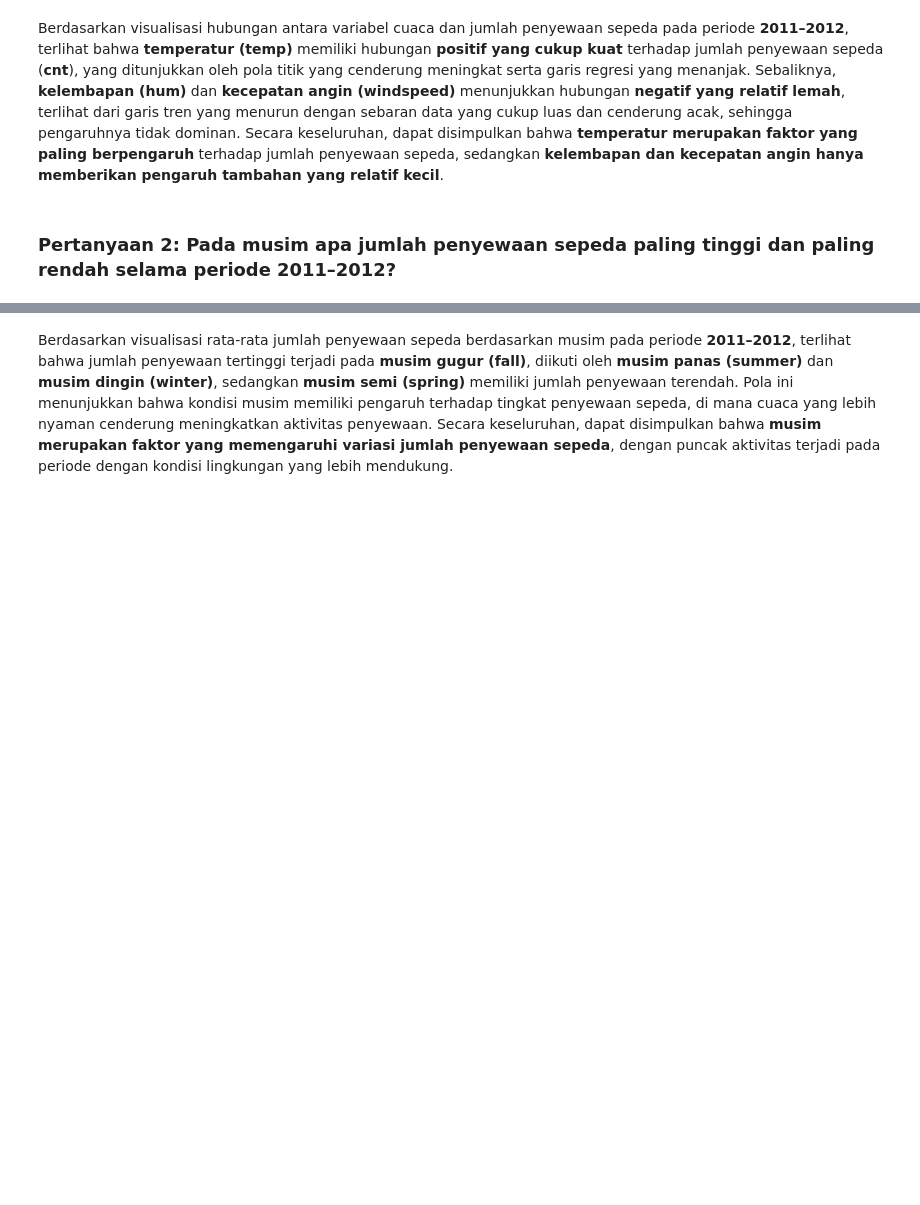
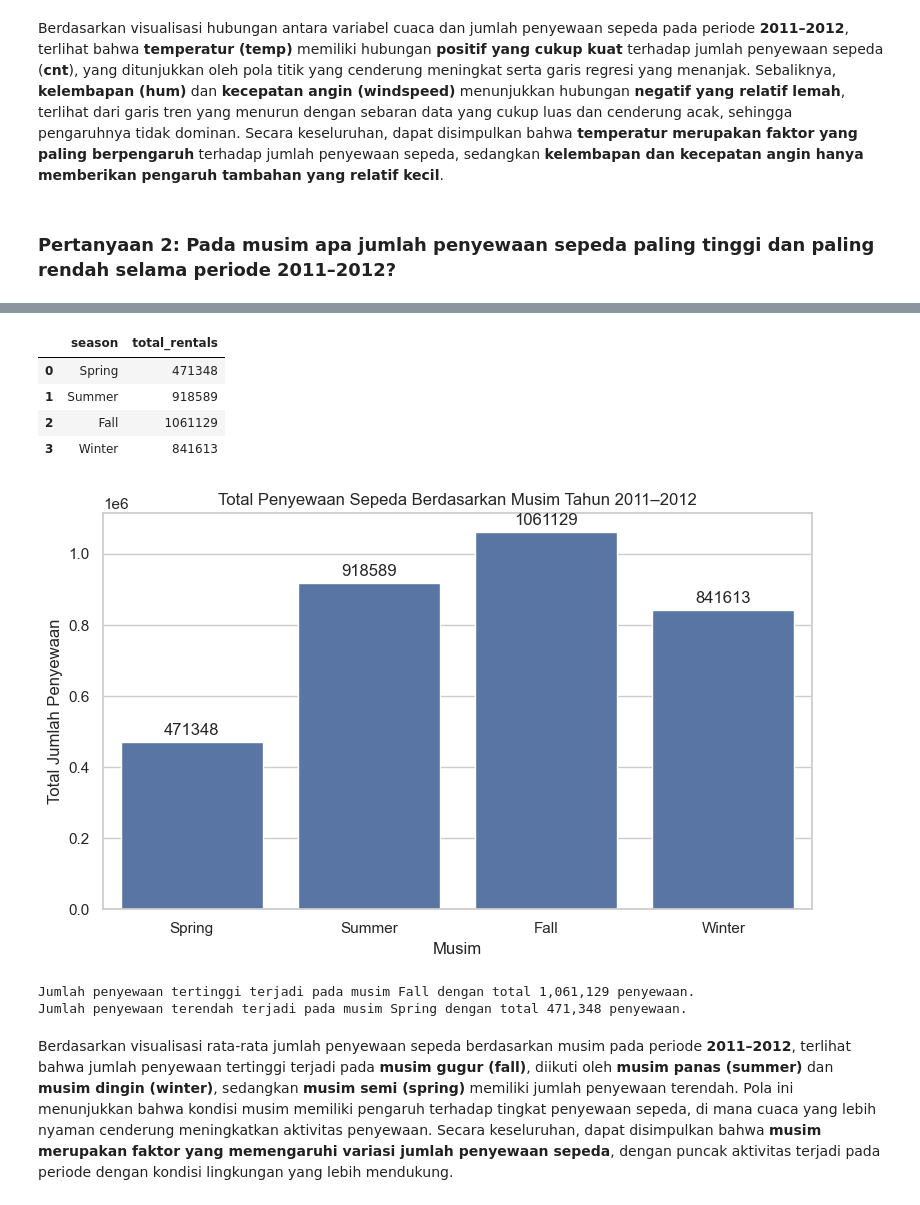
Before and after one commit to naylapoetrikurnia-hash/bike-dashboard, a Jupyter notebook: notebook.ipynb, the cells around one changed output, grey strips where cells are left out. Drawn from its saved outputs; the diff is of its cells as text; code cells hidden in the pictures; blank space fills up the shorter version.

```diff
--- a/notebook.ipynb
+++ b/notebook.ipynb
@@ -263,3 +242,72 @@ Season vs Cnt
+# %%
+import matplotlib.pyplot as plt
+import seaborn as sns
+
+urutan_musim = ["Spring", "Summer", "Fall", "Winter"]
+
+# Menghitung total penyewaan sepeda pada setiap musim
+season_total = (
+    bike_sharing_df.groupby("season", observed=False)["cnt"]
+    .sum()
+    .reindex(urutan_musim)
+    .reset_index()
+)
+
+season_total.columns = ["season", "total_rentals"]
+
+# Menampilkan tabel hasil
+display(season_total)
+
+# Membuat grafik
+plt.figure(figsize=(8, 5))
+
+ax = sns.barplot(
+    data=season_total,
+    x="season",
+    y="total_rentals",
+    order=urutan_musim,
+    errorbar=None
+)
+
+# Menampilkan nilai pada setiap batang
+for container in ax.containers:
+    ax.bar_label(container, fmt="%.0f", padding=3)
+
+plt.title("Total Penyewaan Sepeda Berdasarkan Musim Tahun 2011–2012")
+plt.xlabel("Musim")
+plt.ylabel("Total Jumlah Penyewaan")
+plt.tight_layout()
+plt.show()
+
+# Menentukan musim tertinggi dan terendah
+musim_tertinggi = season_total.loc[
+    season_total["total_rentals"].idxmax()
+]
+
+musim_terendah = season_total.loc[
+    season_total["total_rentals"].idxmin()
+]
+
+print(
+    f"Jumlah penyewaan tertinggi terjadi pada musim "
+    f"{musim_tertinggi['season']} dengan total "
+    f"{musim_tertinggi['total_rentals']:,.0f} penyewaan."
+)
+
+print(
+    f"Jumlah penyewaan terendah terjadi pada musim "
+    f"{musim_terendah['season']} dengan total "
+    f"{musim_terendah['total_rentals']:,.0f} penyewaan."
+)
+# %% [output]
+|  | season | total_rentals |
+| 0 | Spring | 471348 |
+| 1 | Summer | 918589 |
+| 2 | Fall | 1061129 |
+| 3 | Winter | 841613 |
+[figure, added]
+Jumlah penyewaan tertinggi terjadi pada musim Fall dengan total 1,061,129 penyewaan.
+Jumlah penyewaan terendah terjadi pada musim Spring dengan total 471,348 penyewaan.
 # %% [markdown]
 Berdasarkan visualisasi rata-rata jumlah penyewaan sepeda berdasarkan musim pada periode **2011–2012**, terlihat bahwa jumlah penyewaan tertinggi terjadi pada **musim gugur (fall)**, diikuti oleh **musim panas (summer)** dan **musim dingin (winter)**, sedangkan **musim semi (spring)** memiliki jumlah penyewaan terendah. Pola ini menunjukkan bahwa kondisi musim memiliki pengaruh terhadap tingkat penyewaan sepeda, di mana cuaca yang lebih nyaman cenderung meningkatkan aktivitas penyewaan. Secara keseluruhan, dapat disimpulkan bahwa **musim merupakan faktor yang memengaruhi variasi jumlah penyewaan sepeda**, dengan puncak aktivitas terjadi pada periode dengan kondisi lingkungan yang lebih mendukung.
 # %% [markdown]
```
Also changed, not shown: parts of 3 cells of this notebook.
